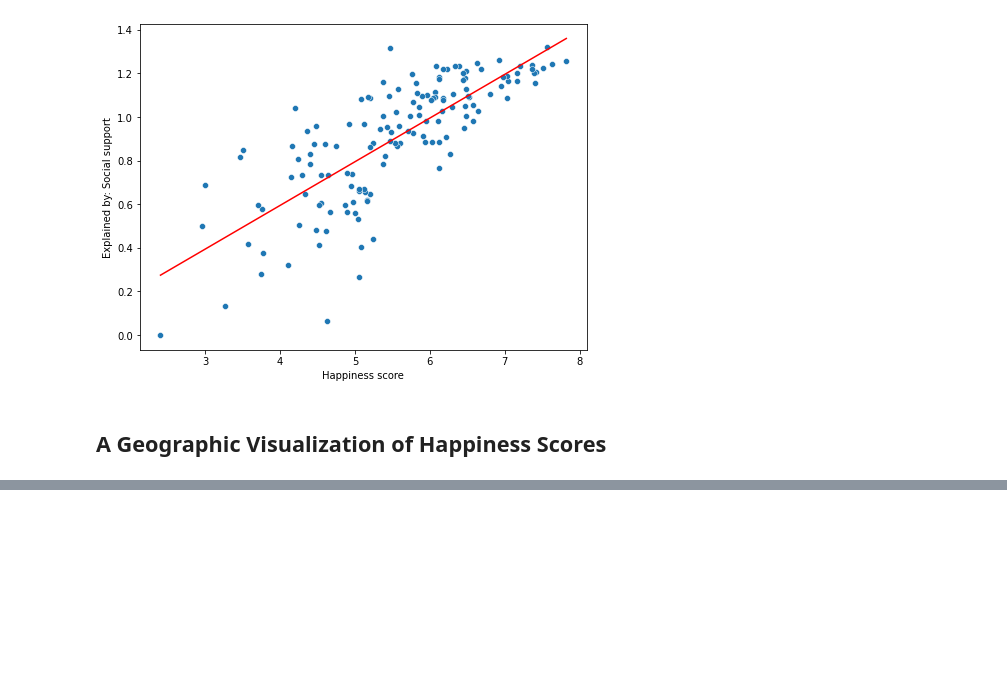
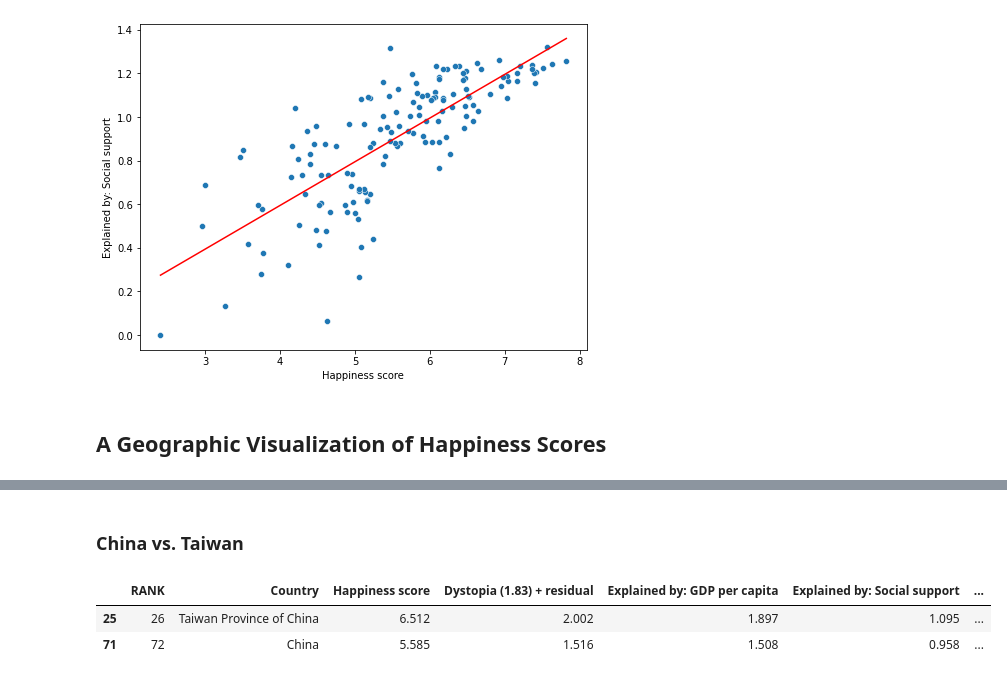
Before and after one commit to terrafirmatrekker/WHR2022EDA, a Jupyter notebook: WorldHappinessReport22EDA.ipynb, the cells around one changed output, grey strips where cells are left out. Cells and saved outputs as stored; diff of their text form; code cells hidden in the pictures; blank space fills up the shorter version.

```diff
--- a/WorldHappinessReport22EDA.ipynb
+++ b/WorldHappinessReport22EDA.ipynb
@@ -309,0 +314,9 @@ iplot(choromap3)
+# %% [markdown]
+### China vs. Taiwan
+# %%
+chi_vs_tai = clean_data[clean_data['Country'].isin(["China","Taiwan Province of China"])]
+chi_vs_tai
+# %% [output]
+|  | RANK | Country | Happiness score | Dystopia (1.83) + residual | Explained by: GDP per capita | Explained by: Social support | ... |
+| 25 | 26 | Taiwan Province of China | 6.512 | 2.002 | 1.897 | 1.095 | ... |
+| 71 | 72 | China | 5.585 | 1.516 | 1.508 | 0.958 | ... |
```
Also changed, not shown: parts of 5 cells of this notebook.
